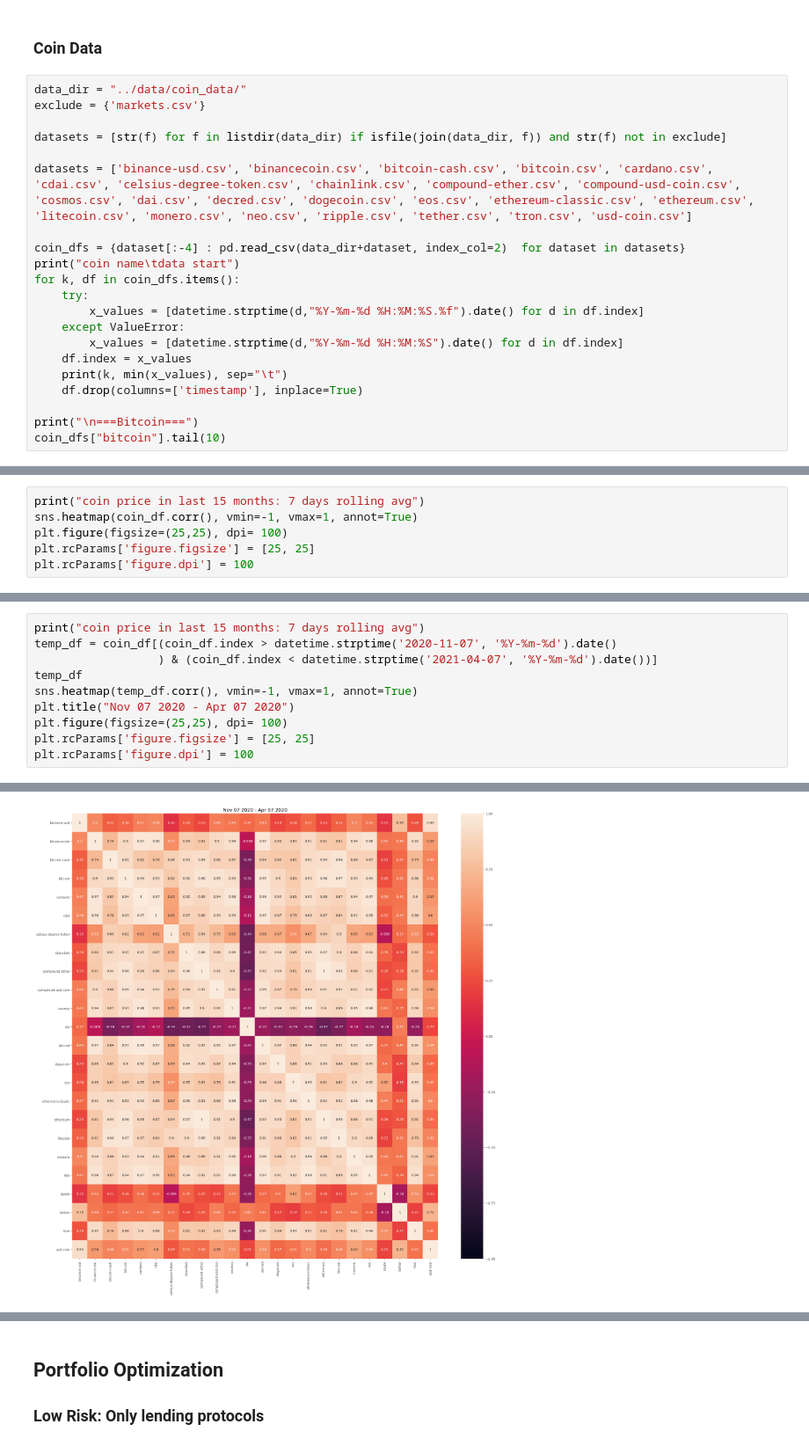
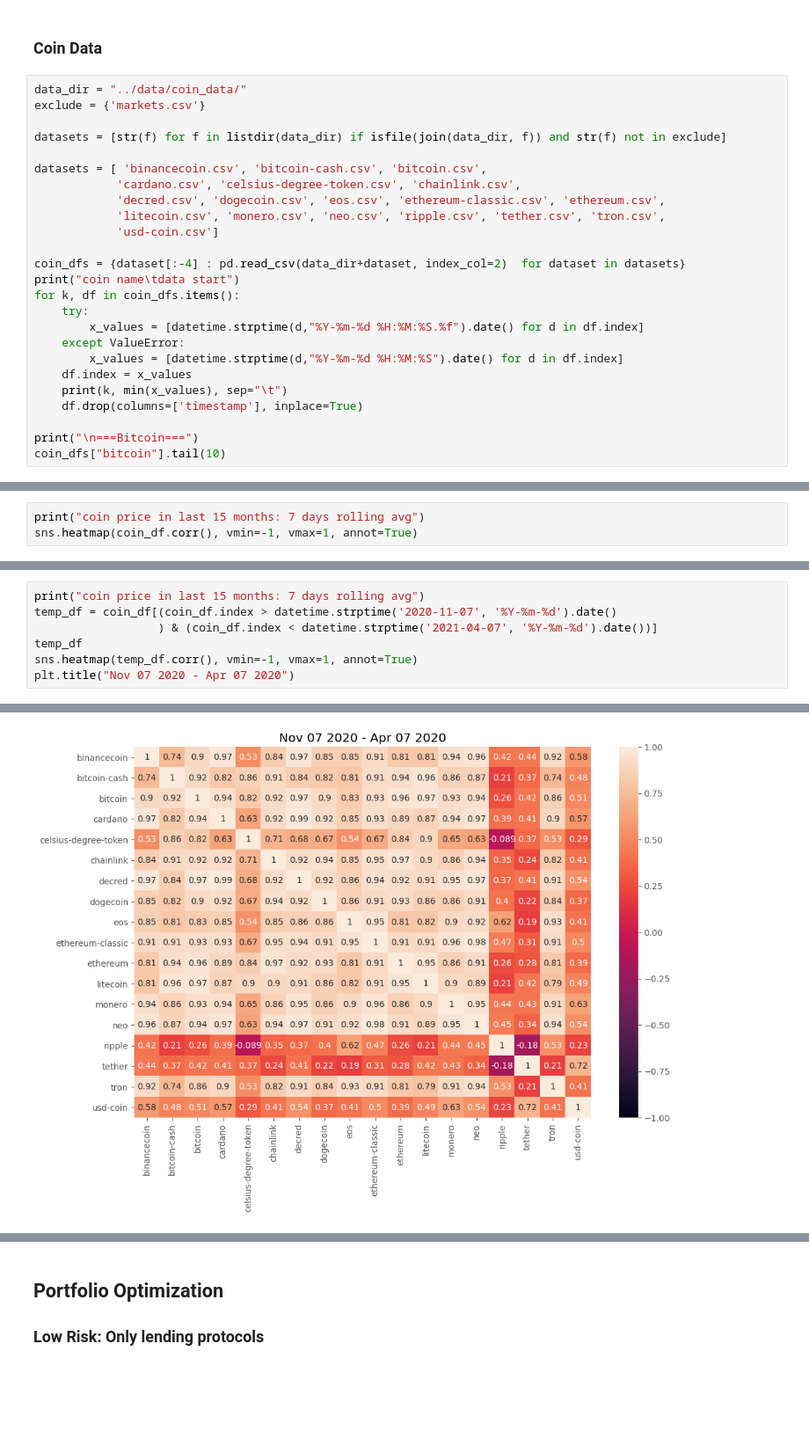
Before and after one commit to AffineLabs/contracts, a Jupyter notebook: notebook/adib/portfolio_opt.ipynb, the cells around one changed output, grey strips where cells are left out. Shown at 88% size. Cells and saved outputs as stored; diff of their text form; blank space fills up the shorter version.

```diff
--- a/notebook/adib/portfolio_opt.ipynb
+++ b/notebook/adib/portfolio_opt.ipynb
@@ -186,7 +193,11 @@ exclude = {'markets.csv'}
 
 datasets = [str(f) for f in listdir(data_dir) if isfile(join(data_dir, f)) and str(f) not in exclude]
 
-datasets = ['binance-usd.csv', 'binancecoin.csv', 'bitcoin-cash.csv', 'bitcoin.csv', 'cardano.csv', 'cdai.csv', 'celsius-degree-token.csv', 'chainlink.csv', 'compound-ether.csv', 'compound-usd-coin.csv', 'cosmos.csv', 'dai.csv', 'decred.csv', 'dogecoin.csv', 'eos.csv', 'ethereum-classic.csv', 'ethereum.csv', 'litecoin.csv', 'monero.csv', 'neo.csv', 'ripple.csv', 'tether.csv', 'tron.csv', 'usd-coin.csv']
+datasets = [ 'binancecoin.csv', 'bitcoin-cash.csv', 'bitcoin.csv',
+            'cardano.csv', 'celsius-degree-token.csv', 'chainlink.csv',
+            'decred.csv', 'dogecoin.csv', 'eos.csv', 'ethereum-classic.csv', 'ethereum.csv',
+            'litecoin.csv', 'monero.csv', 'neo.csv', 'ripple.csv', 'tether.csv', 'tron.csv',
+            'usd-coin.csv']
 
 coin_dfs = {dataset[:-4] : pd.read_csv(data_dir+dataset, index_col=2)  for dataset in datasets}
 print("coin name\tdata start")
@@ -255,8 +259,5 @@ coin_df
 # %%
 print("coin price in last 15 months: 7 days rolling avg")
 sns.heatmap(coin_df.corr(), vmin=-1, vmax=1, annot=True)
-plt.figure(figsize=(25,25), dpi= 100)
-plt.rcParams['figure.figsize'] = [25, 25]
-plt.rcParams['figure.dpi'] = 100
 # %% [output]
 coin price in last 15 months: 7 days rolling avg
@@ -269,8 +270,5 @@ temp_df = coin_df[(coin_df.index > datetime.strptime('2020-11-07', '%Y-%m-%d').d
 temp_df
 sns.heatmap(temp_df.corr(), vmin=-1, vmax=1, annot=True)
 plt.title("Nov 07 2020 - Apr 07 2020")
-plt.figure(figsize=(25,25), dpi= 100)
-plt.rcParams['figure.figsize'] = [25, 25]
-plt.rcParams['figure.dpi'] = 100
 # %% [output]
 coin price in last 15 months: 7 days rolling avg
@@ -277 +276 @@ coin price in last 15 months: 7 days rolling avg
-[figure, old version]
+[figure, new version]
```
Also changed, not shown: parts of 40 cells of this notebook, 1 other file.
